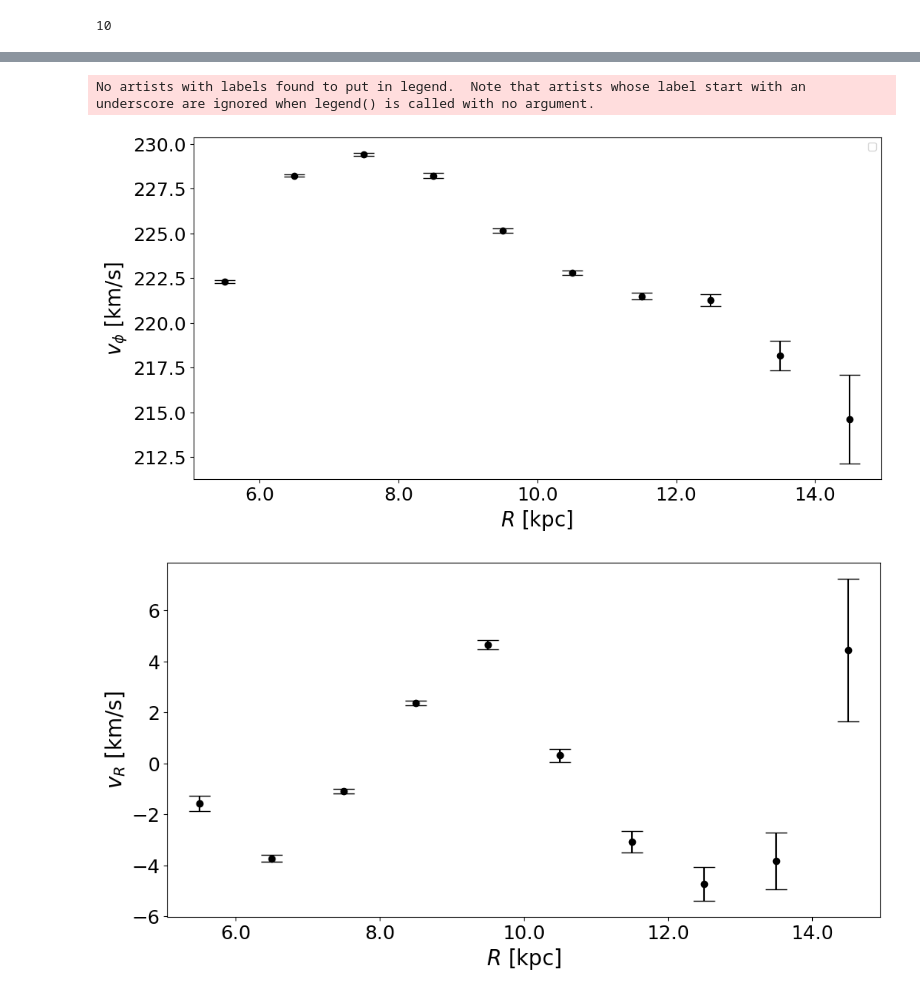
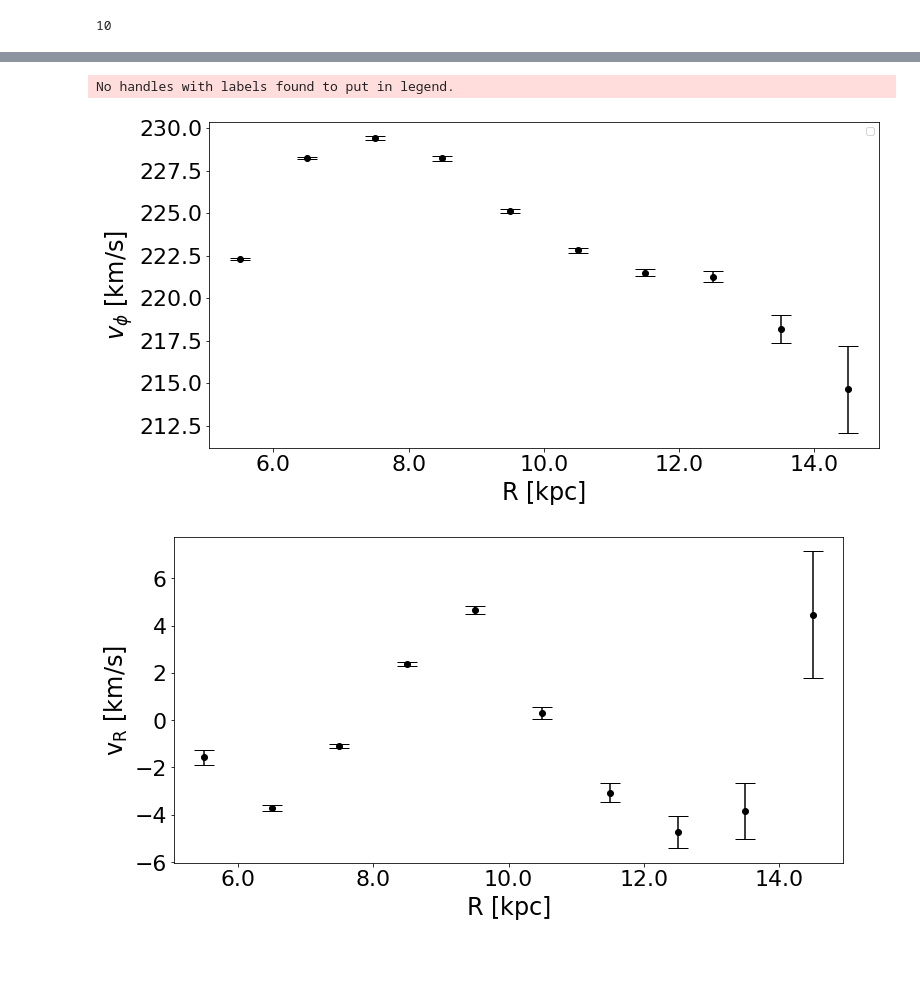
Before and after one commit to HEP-KBFI/gaia-tools, a Jupyter notebook: jupyter-notebook/radial_rotational_velocities.ipynb, the cells around one changed output, grey strips where cells are left out. Drawn from its saved outputs; the diff is of its cells as text; code cells hidden in the pictures; blank space fills up the shorter version.

```diff
--- a/jupyter-notebook/radial_rotational_velocities.ipynb
+++ b/jupyter-notebook/radial_rotational_velocities.ipynb
@@ -11,6 +11,7 @@ import matplotlib.pyplot as plt
 
 dr3_path = '/local/mariacst/2022_v0_project/data/GaiaDR3_RV_RGB_fidelity.csv'
 dr3_path ='/home/svenpoder/DATA/Gaia_DR3/GaiaDR3_RV_RGB_fidelity.csv'
+dr3_path ='/local/sven/v0_project_archive/GaiaDR3_RV_RGB_fidelity.csv'
 gaia_dr3 = pd.read_csv(dr3_path)
 
 r_est_error = (gaia_dr3.B_rpgeo - gaia_dr3.b_rpgeo)/2
@@ -179,32 +180,32 @@ mean_rot_vel
 # %%
 import matplotlib.ticker as ticker
 
 fig, ax = plt.subplots(figsize=(12, 6))
 
 x = np.array(bin_rs)
 y = np.array(mean_rot_vel)
 
 ax.scatter(x, -y, color='black')
 ax.errorbar(x, -y,
             yerr=bootstrap_vphi_error, color='black', linestyle='', capsize=10)
 
 def numfmt(x, pos):
             s = '{:.1f}'.format(x / 1000.0)
             return s
 fmt = ticker.FuncFormatter(numfmt)
 ax.xaxis.set_major_formatter(fmt)
-fontdict = {'fontsize' : 20}
-ax.set_xlabel(r'$R$ [kpc]', fontdict= fontdict)
-ax.set_ylabel(r'$v_\phi$ [km/s]', fontdict= fontdict)
+fontdict = {'fontsize' : 24}
+ax.set_xlabel(r'$\rm R$ [kpc]', fontdict= fontdict)
+ax.set_ylabel(r'$\rm v_\phi$ [km/s]', fontdict= fontdict)
 
-plt.xticks(fontsize=18, rotation=0)
-plt.yticks(fontsize=18, rotation=0)
+plt.xticks(fontsize=22, rotation=0)
+plt.yticks(fontsize=22, rotation=0)
 plt.legend()
 
 plt.savefig('mean_rotational_velocities_bootstrap.pdf', dpi = 300, bbox_inches='tight')
 # %% [output]
-No artists with labels found to put in legend.  Note that artists whose label start with an underscore are ignored when legend() is called with no argument.
+No handles with labels found to put in legend.
-[figure, old version]
+[figure, new version]
 # %%
 import matplotlib.ticker as ticker
 
@@ -222,14 +223,14 @@ def numfmt(x, pos):
             return s
 fmt = ticker.FuncFormatter(numfmt)
 ax.xaxis.set_major_formatter(fmt)
-fontdict = {'fontsize' : 20}
-ax.set_xlabel(r'$R$ [kpc]', fontdict= fontdict)
-ax.set_ylabel(r'$v_R$ [km/s]', fontdict= fontdict)
+fontdict = {'fontsize' : 24}
+ax.set_xlabel(r'$\rm R$ [kpc]', fontdict= fontdict)
+ax.set_ylabel(r'$\rm v_R$ [km/s]', fontdict= fontdict)
 
 #ax.hlines(0, 5000, 15000)
-plt.xticks(fontsize=18, rotation=0)
-plt.yticks(fontsize=18, rotation=0)
+plt.xticks(fontsize=22, rotation=0)
+plt.yticks(fontsize=22, rotation=0)
 
 plt.savefig('mean_radial_velocities_bootstrap.pdf', dpi = 300, bbox_inches='tight')
 # %% [output]
-[figure, old version]
+[figure, new version]
```
Also changed, not shown: parts of 2 cells of this notebook, 3 other files.
